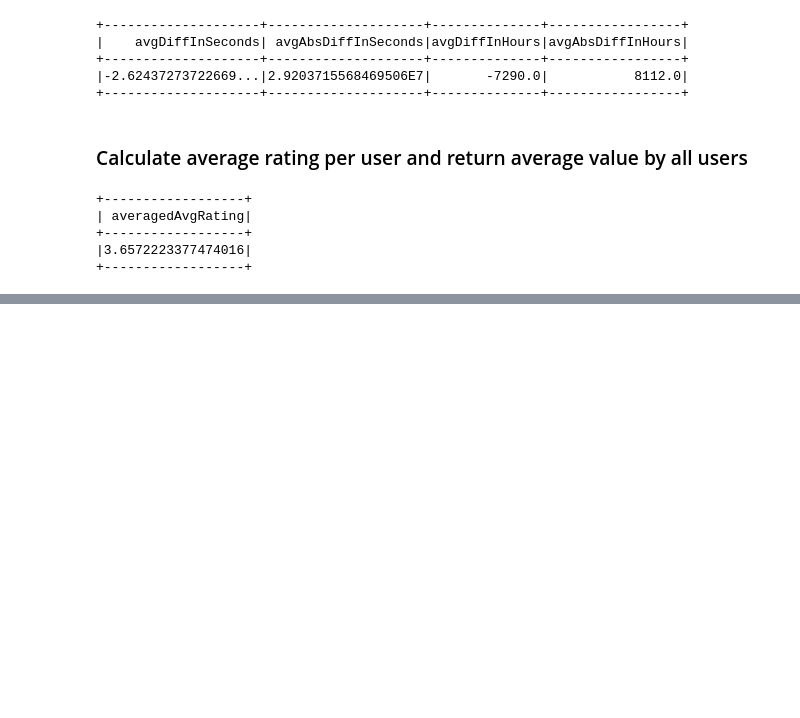
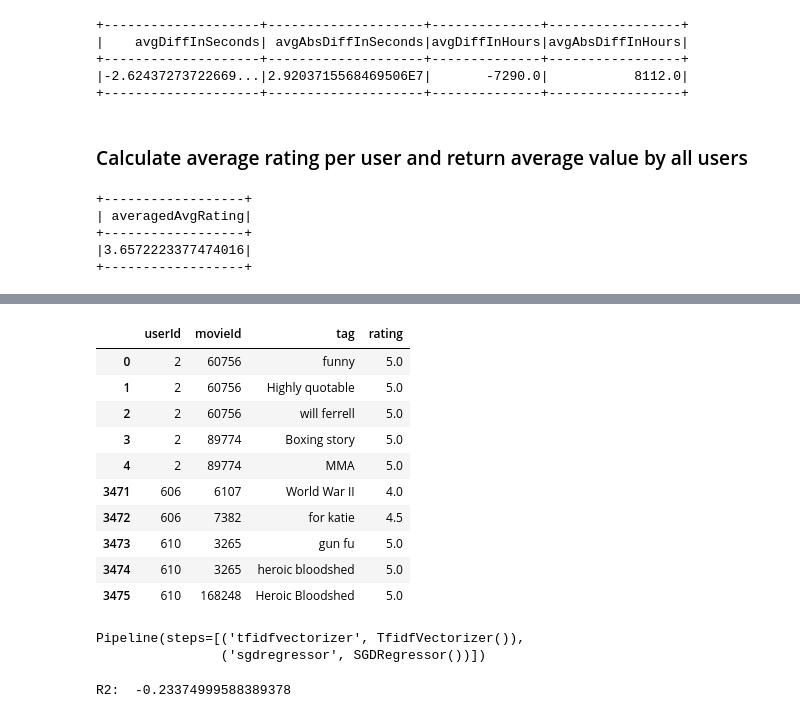
Before and after one commit to ArtDread/bigdata, a Jupyter notebook: notebooks/hw_spark.ipynb, the cells around one changed output, grey strips where cells are left out. Cells and saved outputs as stored; diff of their text form; code cells hidden in the pictures; blank space fills up the shorter version.

```diff
--- a/notebooks/hw_spark.ipynb
+++ b/notebooks/hw_spark.ipynb
@@ -377,0 +454,18 @@ ratings_df.groupBy("userId")\
+# %%
+cols_to_leave = ["userId", "movieId", "tag", "rating"]
+# %%
+train_df = pd.merge(ratings_pdf, tags_pdf, on=["userId", "movieId"])[cols_to_leave]
+# %%
+headtail(train_df)
+# %% [output]
+|  | userId | movieId | tag | rating |
+| 0 | 2 | 60756 | funny | 5.0 |
+| 1 | 2 | 60756 | Highly quotable | 5.0 |
+| 2 | 2 | 60756 | will ferrell | 5.0 |
+| 3 | 2 | 89774 | Boxing story | 5.0 |
+| 4 | 2 | 89774 | MMA | 5.0 |
+| 3471 | 606 | 6107 | World War II | 4.0 |
+| 3472 | 606 | 7382 | for katie | 4.5 |
+| 3473 | 610 | 3265 | gun fu | 5.0 |
+| 3474 | 610 | 3265 | heroic bloodshed | 5.0 |
+| 3475 | 610 | 168248 | Heroic Bloodshed | 5.0 |
@@ -377,0 +480,9 @@ ratings_df.groupBy("userId")\
+# %%
+reg.fit(X_train, y_train)
+# %% [output]
+Pipeline(steps=[('tfidfvectorizer', TfidfVectorizer()),
+                ('sgdregressor', SGDRegressor())])
+# %%
+print("R2: ", reg.score(X_test, y_test))
+# %% [output]
+R2:  -0.23374999588389378
```
Also changed, not shown: parts of 34 cells of this notebook, 4 other files.
